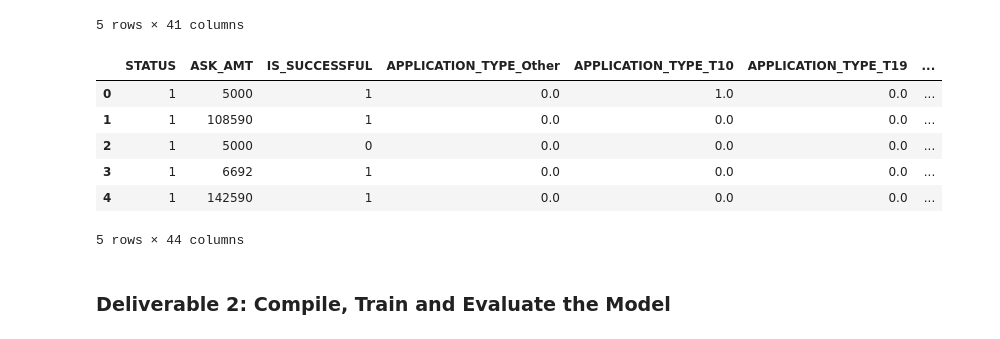
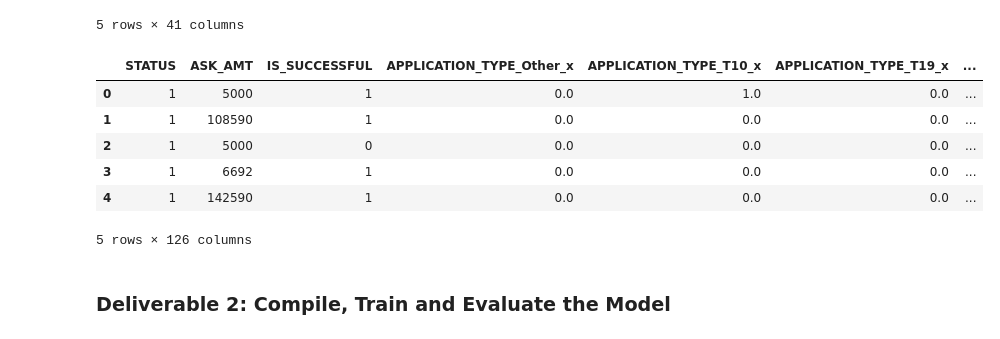
Before and after one commit to dalejandri/Neural_Network_Charity_Analysis, a Jupyter notebook: AlphabetSoupCharity.ipynb, the cells around one changed output. Drawn from its saved outputs; the diff is of its cells as text; code cells hidden in the pictures.

Commit message:
Deliverable 1
Preprocessing Data for a Neural Network Model

```diff
--- a/AlphabetSoupCharity.ipynb
+++ b/AlphabetSoupCharity.ipynb
@@ -97,7 +97,8 @@ Other      276
 Name: APPLICATION_TYPE, dtype: int64
 # %%
 # Look at CLASSIFICATION value counts for binning
-#  YOUR CODE GOES HERE
+class_value_counts = application_df.CLASSIFICATION.value_counts()
+class_value_counts
 # %% [output]
 C1000    17326
 C2000     6074
@@ -119,7 +120,7 @@ Name: CLASSIFICATION, Length: 71, dtype: int64
 [figure]
 # %%
-# Determine which values to replace if counts are less than ..?
-#  YOUR CODE GOES HERE
+# Determine which values to replace if counts are less than 1,000?
+replace_class = list(class_value_counts[class_value_counts < 1000].index)
 
 # Replace in dataframe
 for cls in replace_class:
@@ -137,4 +138,5 @@ C2100     1883
 Name: CLASSIFICATION, dtype: int64
 # %%
 # Generate our categorical variable lists
-#  YOUR CODE GOES HERE
+application_categorical = application_df.dtypes[application_df.dtypes =='object'].index.tolist()
+application_categorical
@@ -143,10 +153,10 @@ Name: CLASSIFICATION, dtype: int64
 enc = OneHotEncoder(sparse=False)
 
 # Fit and transform the OneHotEncoder using the categorical variable list
-#  YOUR CODE GOES HERE
+encode_df = pd.DataFrame(enc.fit_transform(application_df[application_categorical]))
 
 # Add the encoded variable names to the dataframe
-encode_df.columns = enc.get_feature_names(application_cat)
+encode_df.columns = enc.get_feature_names(application_categorical)
 encode_df.head()
 # %% [output]
 |  | APPLICATION_TYPE_Other | APPLICATION_TYPE_T10 | APPLICATION_TYPE_T19 | APPLICATION_TYPE_T3 | ... |
@@ -158,14 +168,16 @@ encode_df.head()
 5 rows × 41 columns
 # %%
 # Merge one-hot encoded features and drop the originals
-#  YOUR CODE GOES HERE
+application_df = application_df.merge(encode_df,left_index=True, right_index=True)
+application_df = application_df.drop(application_categorical,1)
+application_df.head()
 # %% [output]
-|  | STATUS | ASK_AMT | IS_SUCCESSFUL | APPLICATION_TYPE_Other | APPLICATION_TYPE_T10 | APPLICATION_TYPE_T19 | ... |
+|  | STATUS | ASK_AMT | IS_SUCCESSFUL | APPLICATION_TYPE_Other_x | APPLICATION_TYPE_T10_x | APPLICATION_TYPE_T19_x | ... |
 | 0 | 1 | 5000 | 1 | 0.0 | 1.0 | 0.0 | ... |
 | 1 | 1 | 108590 | 1 | 0.0 | 0.0 | 0.0 | ... |
 | 2 | 1 | 5000 | 0 | 0.0 | 0.0 | 0.0 | ... |
 | 3 | 1 | 6692 | 1 | 0.0 | 0.0 | 0.0 | ... |
 | 4 | 1 | 142590 | 1 | 0.0 | 0.0 | 0.0 | ... |
-5 rows × 44 columns
+5 rows × 126 columns
 # %%
 # Split our preprocessed data into our features and target arrays
```
Also changed, not shown: parts of 4 cells of this notebook, 3 other files.
